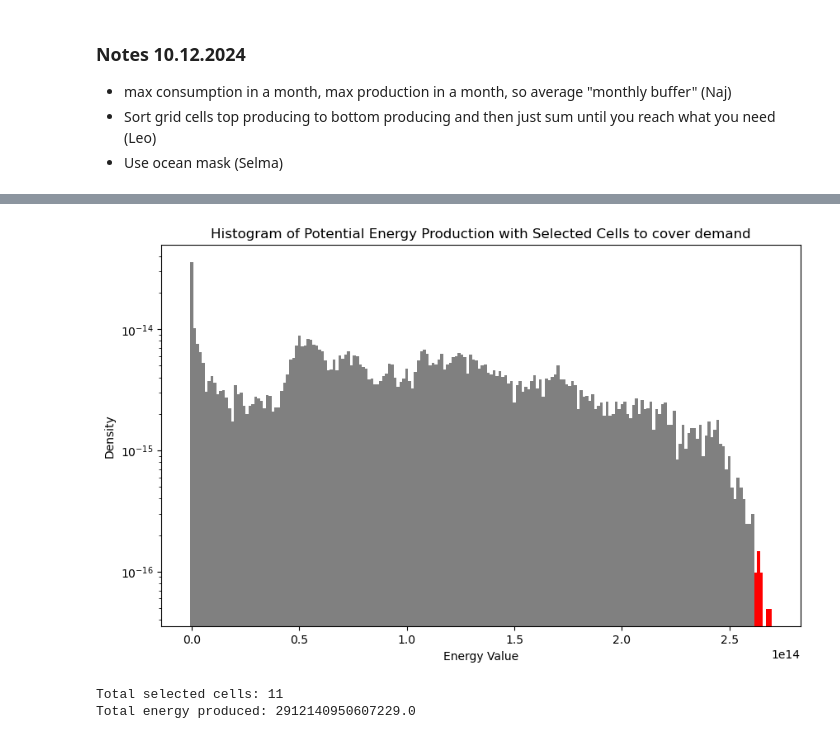
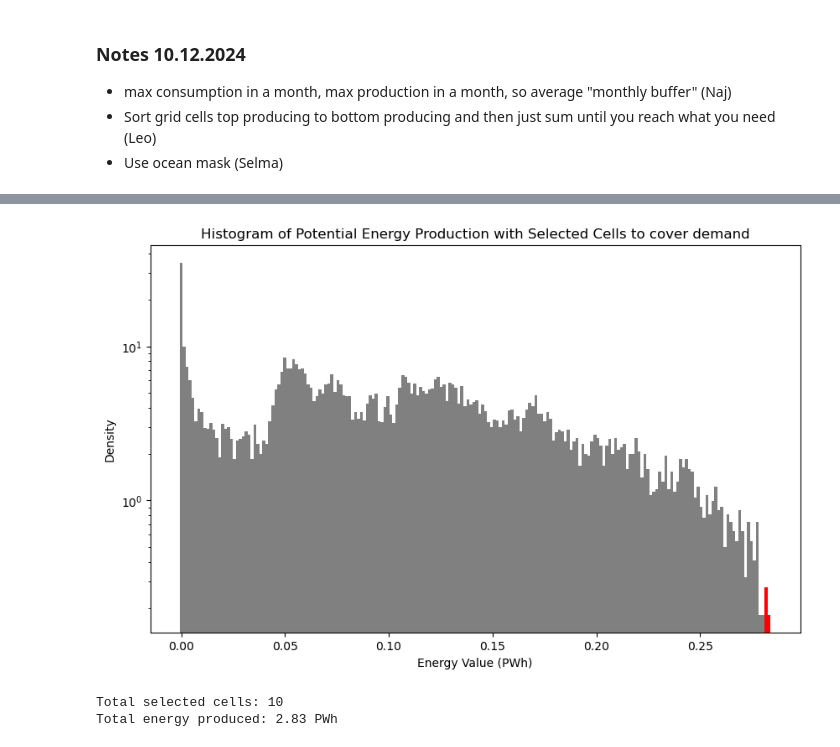
Before and after one commit to laq/msc-intro-computational-meteorology-exercises-w2024, a Jupyter notebook: projects/europeEnergy/EuroAccumulatedPvPot-Presentation.ipynb, the cells around one changed output, grey strips where cells are left out. Drawn from its saved outputs; the diff is of its cells as text; code cells hidden in the pictures.

```diff
--- a/projects/europeEnergy/EuroAccumulatedPvPot-Presentation.ipynb
+++ b/projects/europeEnergy/EuroAccumulatedPvPot-Presentation.ipynb
@@ -48,7 +52,7 @@ import matplotlib.animation
 # %%
 # Open dataset and filter for europe
 # range=> [) is open on the right side so +1 to remember
-ds = tools.open_dataset(months=range(1,12+1))
+ds = tools.open_dataset(years=[2000,],months=range(1,12+1))
 
 mask = xr.open_mfdataset("/home/leonardoq88/LEHRE/msc-intro-comp-met-ex-w2024/data/era5/era5_landseamask.nc", engine="h5netcdf", chunks={"valid_time": 1e5})
 
@@ -155,7 +159,8 @@ Max solar energy production europe month Wh: 245.77 h·PW
 Max solar energy production europe month J: 884.76 exajoule
 # %%
 # https://ec.europa.eu/eurostat/databrowser/view/nrg_cb_e__custom_13932565/default/table?lang=en
-europe_electricity_consumption = 2_824_313.722 * 1e9 * ureg.Wh
+# For 2010
+europe_electricity_consumption = 2_609_901.560 * 1e9 * ureg.Wh # GigaWattHours European Union
 print(f"{europe_electricity_consumption.to('gigawatthour'):_}")
 print(f"{europe_electricity_consumption.to('gigawatthour'):#~P}")
 # %% [output]
@@ -624,8 +637,11 @@ Coordinates:
     number     int64 8B 0
     latitude   float64 8B 36.75
     longitude  float64 8B 30.0
+# %%
+energy_year = ds_eu.energy_potential_per_cell.sum(dim="month") * 24 * 30
+energy_year_masked = energy_year.where(mask_eu["lsm"][0] >0)
 # %%
-energy_flat = energy_year.where(energy_year > 0).values.flatten()
+energy_flat = energy_year_masked.values.flatten()
 mi = np.argsort(energy_flat)[::-1]
 # %%
 energy_flat = energy_flat[~np.isnan(energy_flat)]
@@ -665,36 +667,36 @@ def plot_histogram_energy_supply(energy_flat, required_energy):
 
     # Find the index where cumulative energy exceeds or matches the required energy
     selected_cells_count = np.argmax(cumulative_energy >= required_energy) + 1  # +1 to include the cell that meets or exceeds the target
 
     # 4. Create histogram and calculate bin edges and bin counts
     hist_values, bin_edges = np.histogram(values, bins=200, density=True)
 
     # 5. Assign two colors: one for selected cells, another for non-selected cells
     # We will use a mask to mark the selected cells
     bin_centers = (bin_edges[:-1] + bin_edges[1:]) / 2  # Calculate bin centers
     selected_bins = bin_centers >= sorted_values[selected_cells_count-1]  # Select bins based on the cumulative energy
 
     # 6. Create a color mapping for the bins: selected or not
     colors = ['red' if selected else 'gray' for selected in selected_bins]
 
     # 7. Plot the histogram with two colors
     plt.figure(figsize=(10, 6))
     for i in range(len(hist_values)):
         plt.bar(bin_edges[i], hist_values[i], width=np.diff(bin_edges)[i], color=colors[i])
 
     # Add titles and labels
     plt.title('Histogram of Potential Energy Production with Selected Cells to cover demand')
-    plt.xlabel('Energy Value')
+    plt.xlabel('Energy Value (PWh)')
     plt.ylabel('Density')
     plt.yscale('log')
     plt.show()
 
     # Output the number of cells selected and the total energy produced
     print(f"Total selected cells: {selected_cells_count}")
-    print(f"Total energy produced: {cumulative_energy[selected_cells_count-1]}")
+    print(f"Total energy produced: {cumulative_energy[selected_cells_count-1]:.2f} PWh")
 
-plot_histogram_energy_supply(energy_flat, europe_electricity_consumption.magnitude)
+plot_histogram_energy_supply(energy_flat/1e15, europe_electricity_consumption.magnitude/1e15)
 # %% [output]
-[figure, old version]
+[figure, new version]
-Total selected cells: 11
-Total energy produced: 2912140950607229.0
+Total selected cells: 10
+Total energy produced: 2.83 PWh
```
Also changed, not shown: parts of 26 cells of this notebook, 1 other file.
